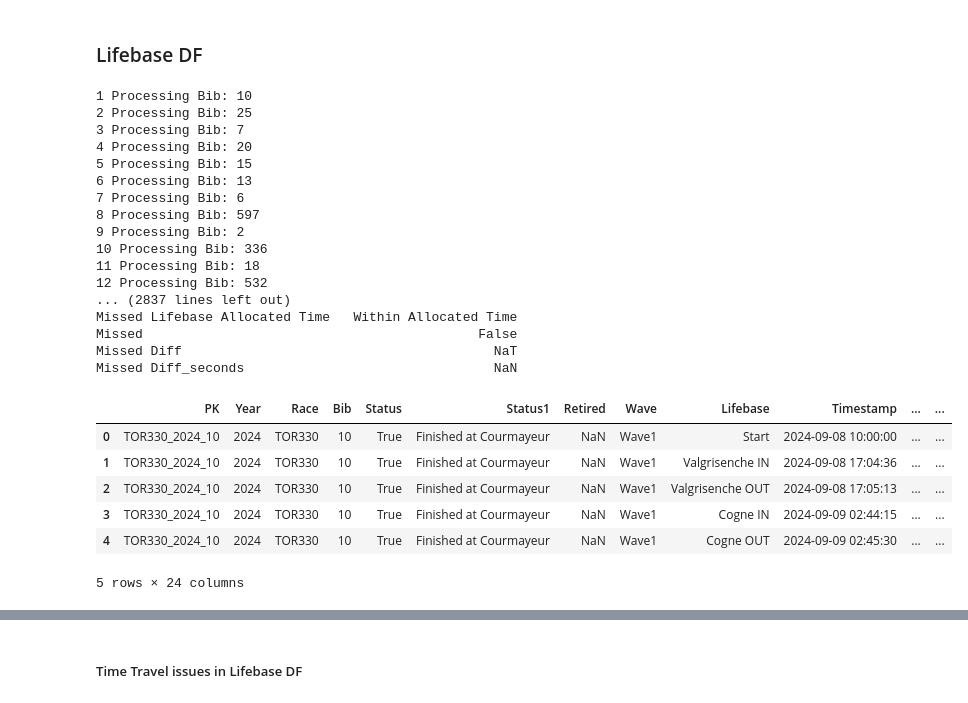
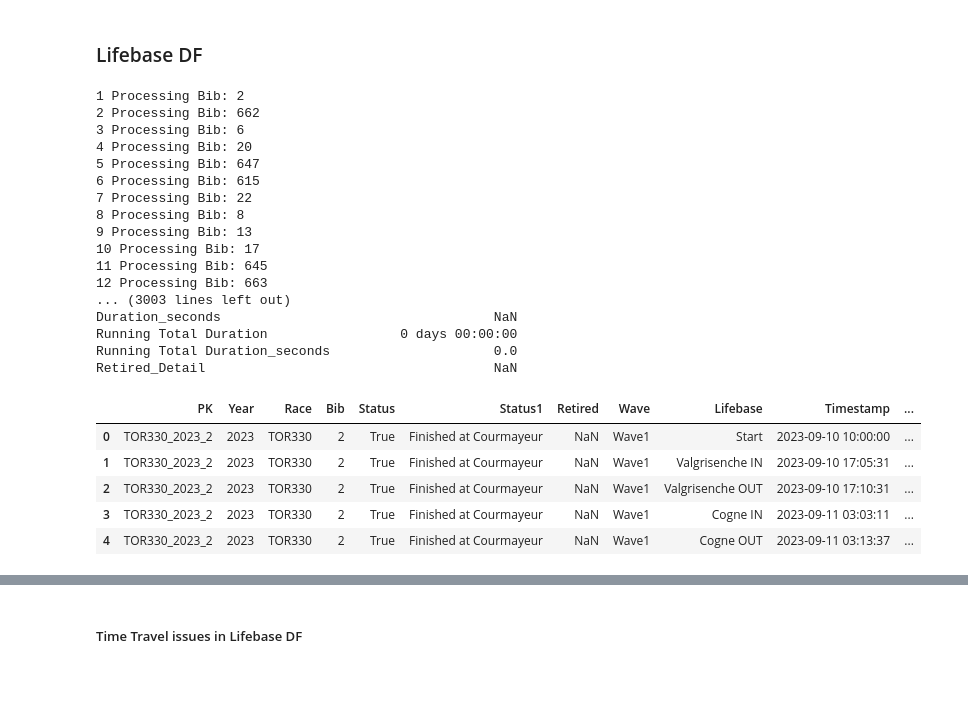
Before and after one commit to kjonina/TORX, a Jupyter notebook: Stage 6 - Cleaning and Preparating TOR330 100x100trail data for Visualisation.ipynb, the cells around one changed output, grey strips where cells are left out. Cells and saved outputs as stored; diff of their text form; code cells hidden in the pictures.

```diff
--- a/Stage 6 - Cleaning and Preparating TOR330 100x100trail data for Visualisation.ipynb
+++ b/Stage 6 - Cleaning and Preparating TOR330 100x100trail data for Visualisation.ipynb
@@ -160,8 +169,8 @@ races = ['TOR330']
 years = [
 #     '2021',
 #         '2022',
-#          '2023',
-    '2024'
+         '2023',
+#     '2024'
         ]
 
 TORX_df = {}
@@ -2242,30 +2162,30 @@ checkpoints_bib_df[(checkpoints_bib_df['Missed'] == True) &
 # %% [markdown]
 ### Lifebase DF
 # %%
-lifebase_bib_df = checking_cut_offs(melt_lifebase_df, 'Lifebase', lifebase_cut_offs_df)
+lifebase_bib_df =calculating_retired_location_and_duration_for_each_runner(melt_lifebase_df, 'Lifebase')
+# lifebase_cut_offs_df)
 lifebase_bib_df.head()
 # %% [output]
-1 Processing Bib: 10
-2 Processing Bib: 25
-3 Processing Bib: 7
+1 Processing Bib: 2
+2 Processing Bib: 662
+3 Processing Bib: 6
 4 Processing Bib: 20
-5 Processing Bib: 15
-6 Processing Bib: 13
-7 Processing Bib: 6
-8 Processing Bib: 597
-9 Processing Bib: 2
-10 Processing Bib: 336
-11 Processing Bib: 18
-12 Processing Bib: 532
-... (2837 lines left out)
-Missed Lifebase Allocated Time   Within Allocated Time
-Missed                                           False
-Missed Diff                                        NaT
-Missed Diff_seconds                                NaN
+5 Processing Bib: 647
+6 Processing Bib: 615
+7 Processing Bib: 22
+8 Processing Bib: 8
+9 Processing Bib: 13
+10 Processing Bib: 17
+11 Processing Bib: 645
+12 Processing Bib: 663
+... (3003 lines left out)
+Duration_seconds                                   NaN
+Running Total Duration                 0 days 00:00:00
+Running Total Duration_seconds                     0.0
+Retired_Detail                                     NaN
-|  | PK | Year | Race | Bib | Status | Status1 | Retired | Wave | Lifebase | Timestamp | ... | ... |
-| 0 | TOR330_2024_10 | 2024 | TOR330 | 10 | True | Finished at Courmayeur | NaN | Wave1 | Start | 2024-09-08 10:00:00 | ... | ... |
-| 1 | TOR330_2024_10 | 2024 | TOR330 | 10 | True | Finished at Courmayeur | NaN | Wave1 | Valgrisenche IN | 2024-09-08 17:04:36 | ... | ... |
-| 2 | TOR330_2024_10 | 2024 | TOR330 | 10 | True | Finished at Courmayeur | NaN | Wave1 | Valgrisenche OUT | 2024-09-08 17:05:13 | ... | ... |
-| 3 | TOR330_2024_10 | 2024 | TOR330 | 10 | True | Finished at Courmayeur | NaN | Wave1 | Cogne IN | 2024-09-09 02:44:15 | ... | ... |
-| 4 | TOR330_2024_10 | 2024 | TOR330 | 10 | True | Finished at Courmayeur | NaN | Wave1 | Cogne OUT | 2024-09-09 02:45:30 | ... | ... |
+|  | PK | Year | Race | Bib | Status | Status1 | Retired | Wave | Lifebase | Timestamp | ... |
+| 0 | TOR330_2023_2 | 2023 | TOR330 | 2 | True | Finished at Courmayeur | NaN | Wave1 | Start | 2023-09-10 10:00:00 | ... |
+| 1 | TOR330_2023_2 | 2023 | TOR330 | 2 | True | Finished at Courmayeur | NaN | Wave1 | Valgrisenche IN | 2023-09-10 17:05:31 | ... |
+| 2 | TOR330_2023_2 | 2023 | TOR330 | 2 | True | Finished at Courmayeur | NaN | Wave1 | Valgrisenche OUT | 2023-09-10 17:10:31 | ... |
+| 3 | TOR330_2023_2 | 2023 | TOR330 | 2 | True | Finished at Courmayeur | NaN | Wave1 | Cogne IN | 2023-09-11 03:03:11 | ... |
+| 4 | TOR330_2023_2 | 2023 | TOR330 | 2 | True | Finished at Courmayeur | NaN | Wave1 | Cogne OUT | 2023-09-11 03:13:37 | ... |
-5 rows × 24 columns
```
Also changed, not shown: parts of 94 cells of this notebook, 16 other files.
